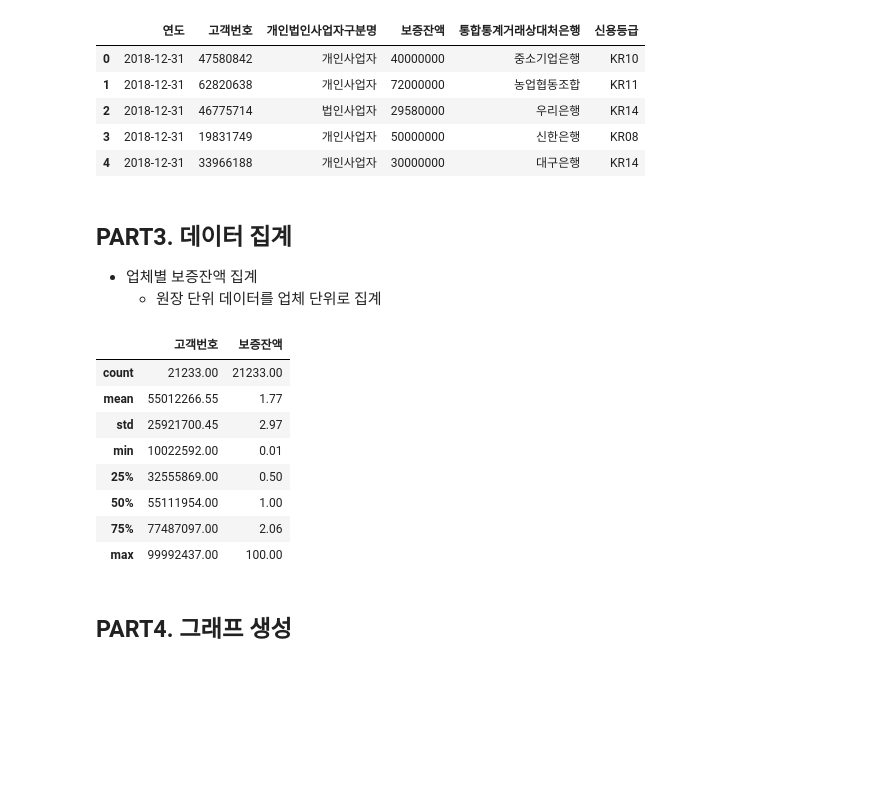
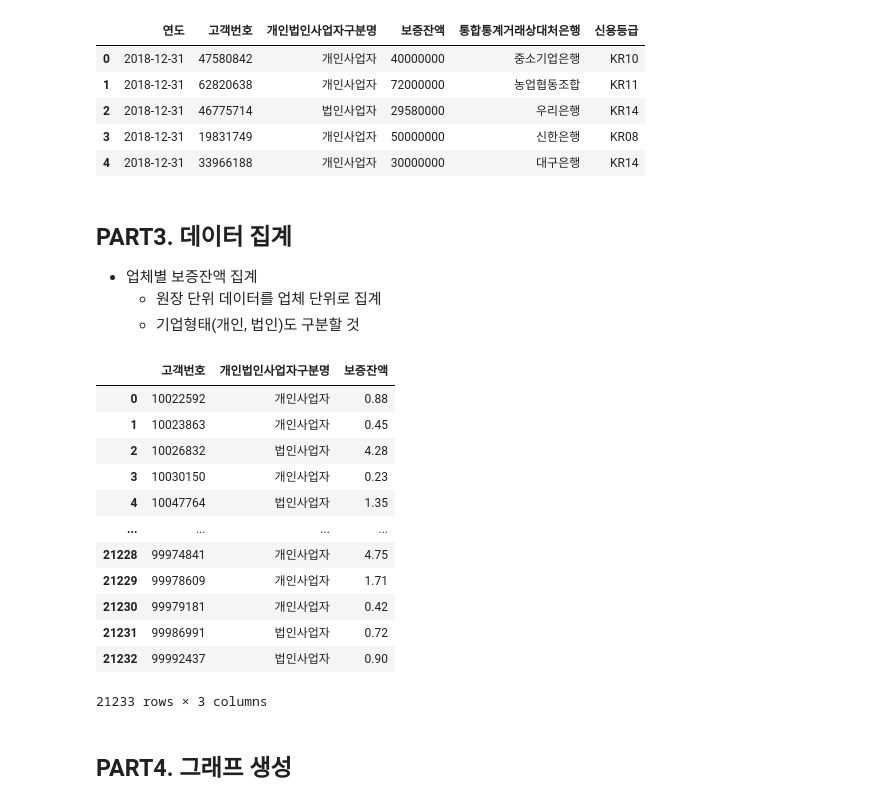
Before and after one commit to ta2444/KODIT_DT, a Jupyter notebook: 03. histplot(히스토그램) 실습.ipynb, the cells around one changed output. Saved outputs shown, nothing was run; the diff lists cells and outputs as text; code cells hidden in the pictures; blank space fills up the shorter version.

```diff
--- a/03. histplot(히스토그램) 실습.ipynb
+++ b/03. histplot(히스토그램) 실습.ipynb
@@ -25,9 +29,13 @@ pd.options.display.float_format = '{:.2f}'.format     # 표시할 숫자 형식
 ## **PART2. 데이터 로드**
 # %%
 # 데이터 로드 및 정보 / 요약통계량 확인
-df = pd.read_csv(path + r'\janamt_by_grade.csv', encoding = 'cp949')
-df.info()
-df.describe()
+# pd.read_csv() 메서드 사용
+
+# 데이터프레임명 : df
+# 사용할 rawfile : janamt_by_grade.csv
+# 한글 인코딩 형식 : cp949
+
+df =
 # %% [output]
 <class 'pandas.core.frame.DataFrame'>
 RangeIndex: 21233 entries, 0 to 21232
@@ -66,20 +73,31 @@ df.head(5)
 
 * 업체별 보증잔액 집계
     * 원장 단위 데이터를 업체 단위로 집계
+    * 기업형태(개인, 법인)도 구분할 것
 # %%
+# 고객번호, 기업형태를 행으로하여 보증잔액을 합계
+
+# pd.pivot_table() 메서드 사용
+# 1원 단위의 보증잔액을 1억원 단위로 변경
+
 df_agg = pd.pivot_table(data = df, index = ['고객번호', '개인법인사업자구분명'], aggfunc = {'보증잔액' : 'sum'}).reset_index(drop = False)
 df_agg['보증잔액'] = df_agg['보증잔액'] / 100000000
-df_agg.describe()
+
+df_agg
 # %% [output]
-|  | 고객번호 | 보증잔액 |
-| count | 21233.00 | 21233.00 |
-| mean | 55012266.55 | 1.77 |
-| std | 25921700.45 | 2.97 |
-| min | 10022592.00 | 0.01 |
-| 25% | 32555869.00 | 0.50 |
-| 50% | 55111954.00 | 1.00 |
-| 75% | 77487097.00 | 2.06 |
-| max | 99992437.00 | 100.00 |
+|  | 고객번호 | 개인법인사업자구분명 | 보증잔액 |
+| 0 | 10022592 | 개인사업자 | 0.88 |
+| 1 | 10023863 | 개인사업자 | 0.45 |
+| 2 | 10026832 | 법인사업자 | 4.28 |
+| 3 | 10030150 | 개인사업자 | 0.23 |
+| 4 | 10047764 | 법인사업자 | 1.35 |
+| ... | ... | ... | ... |
+| 21228 | 99974841 | 개인사업자 | 4.75 |
+| 21229 | 99978609 | 개인사업자 | 1.71 |
+| 21230 | 99979181 | 개인사업자 | 0.42 |
+| 21231 | 99986991 | 법인사업자 | 0.72 |
+| 21232 | 99992437 | 법인사업자 | 0.90 |
+21233 rows × 3 columns
 # %% [markdown]
 ## **PART4. 그래프 생성**
 # %%
```
Also changed, not shown: parts of 4 cells of this notebook, 14 other files.
